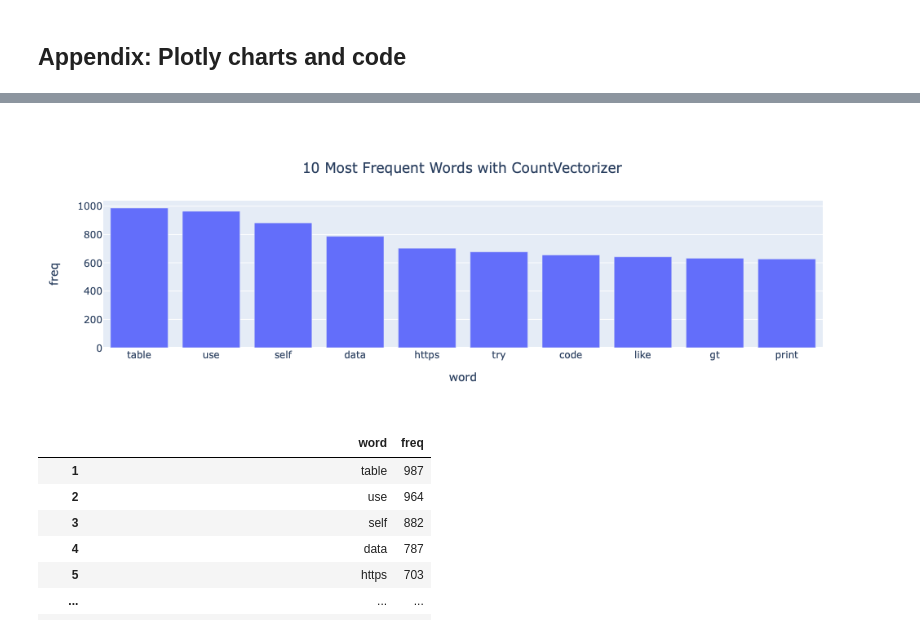
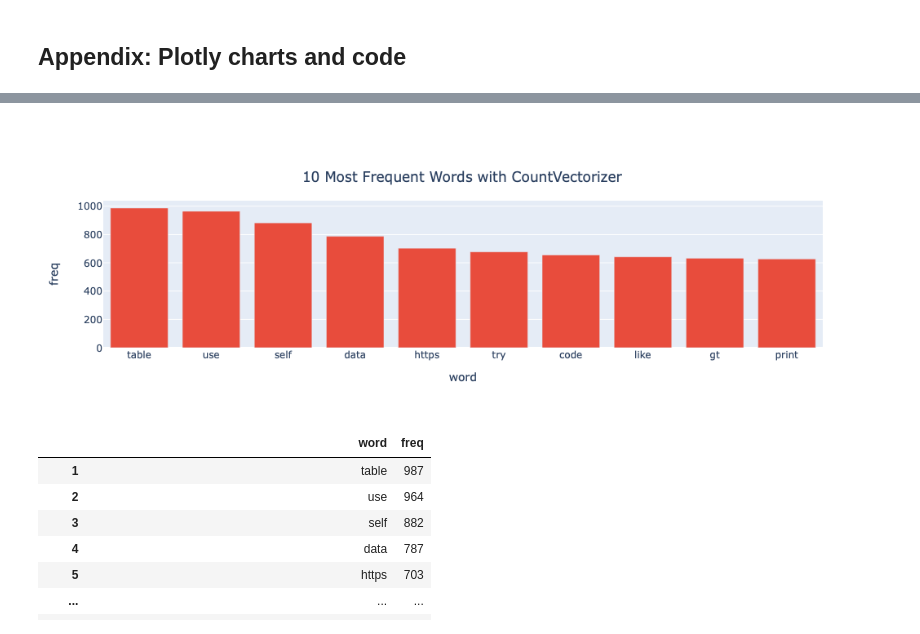
Before and after one commit to rowangayleschaefer/project_NLP_classification_model, a Jupyter notebook: Rowan_Proj3_Part3.ipynb, the cells around one changed output, grey strips where cells are left out. Cells and saved outputs as stored; diff of their text form; code cells hidden in the pictures.

```diff
--- a/Rowan_Proj3_Part3.ipynb
+++ b/Rowan_Proj3_Part3.ipynb
@@ -655,6 +661,6 @@ import plotly.express as px
 # %%
 # Top ten common words with CountVectorizer
 
-fig = px.bar(dcv.head(10), 'word', 'freq', title='10 Most Frequent Words with CountVectorizer')
-fig.update_layout(title_x=.5, title_y=.85)
+fig = px.bar(dcv.head(10), 'word', 'freq', title='10 Most Frequent Words with CountVectorizer', color_discrete_sequence=['#E84C3C', '#1C68B9'])
+fig.update_layout(title_x=.5, title_y=.82)
 # %% [output]
@@ -662,4 +667,4 @@ fig.update_layout(title_x=.5, title_y=.85)
-[figure, old version]
+[figure, new version]
 # %%
 dcv
 # %% [output]
```
Also changed, not shown: parts of 5 cells of this notebook, 10 other files.
